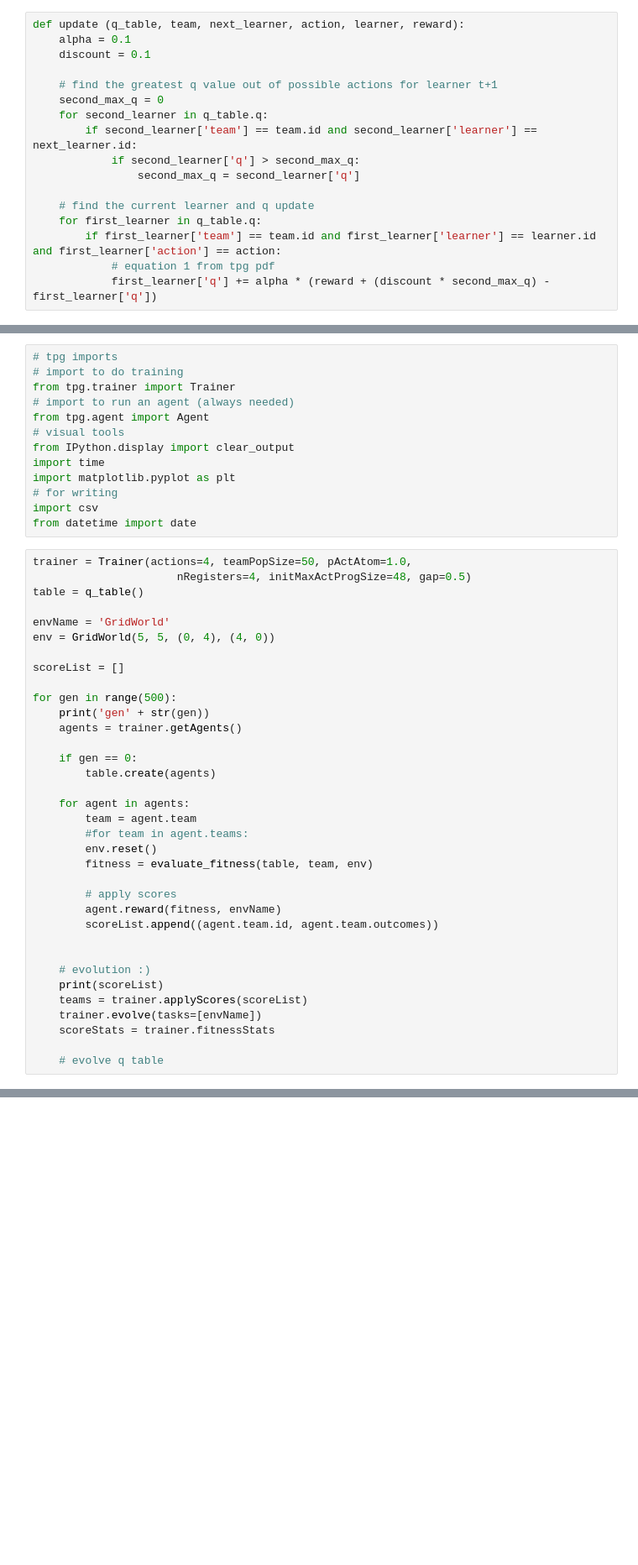
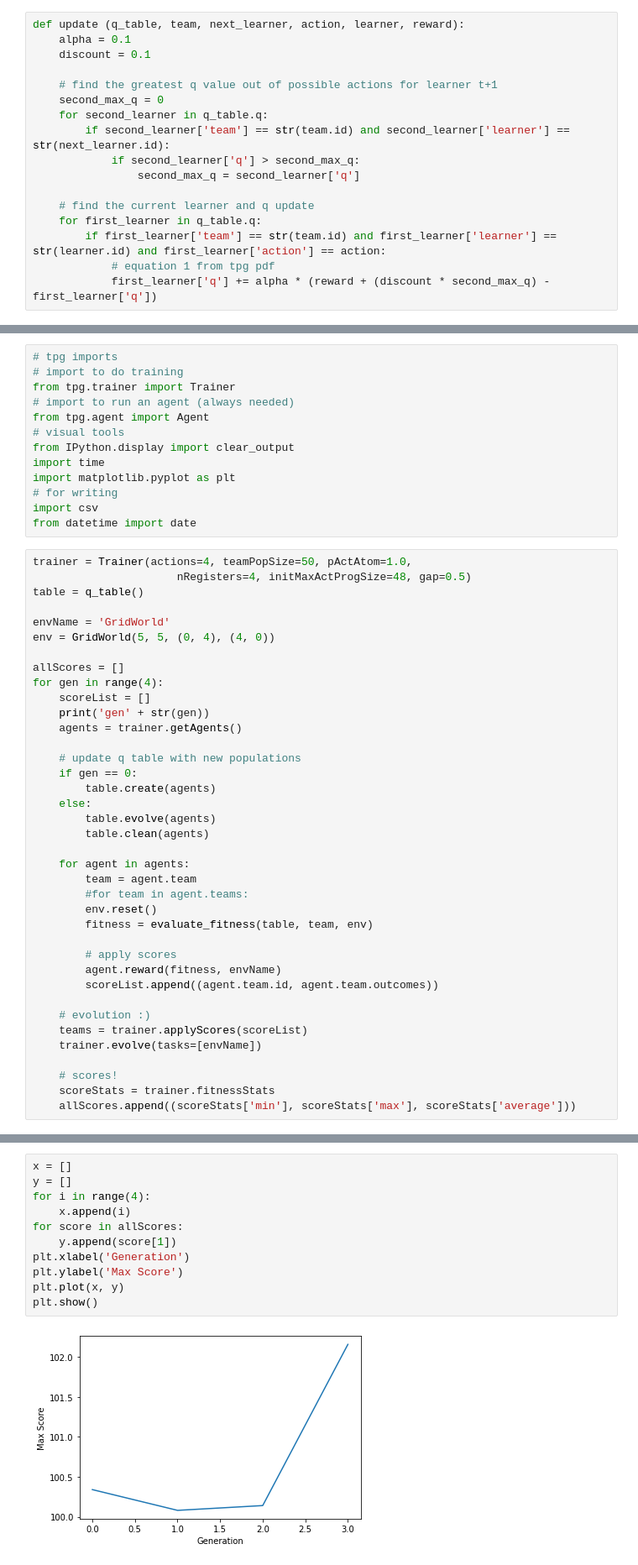
Before and after one commit to noahsealy/gridworld-tpg, a Jupyter notebook: taking_a_stab_at_q_tpg.ipynb, the cells around one changed output, grey strips where cells are left out. Shown: that part at 84% size. Saved outputs shown, nothing was run; the diff lists cells and outputs as text; blank space fills up the shorter version.

Commit message:
added q table cleaning after evolution and fitness curves

```diff
--- a/taking_a_stab_at_q_tpg.ipynb
+++ b/taking_a_stab_at_q_tpg.ipynb
@@ -194,13 +222,13 @@ def update (q_table, team, next_learner, action, learner, reward):
     # find the greatest q value out of possible actions for learner t+1
     second_max_q = 0
     for second_learner in q_table.q:
-        if second_learner['team'] == team.id and second_learner['learner'] == next_learner.id:
+        if second_learner['team'] == str(team.id) and second_learner['learner'] == str(next_learner.id):
             if second_learner['q'] > second_max_q:
                 second_max_q = second_learner['q']
 
     # find the current learner and q update
     for first_learner in q_table.q:
-        if first_learner['team'] == team.id and first_learner['learner'] == learner.id and first_learner['action'] == action:
+        if first_learner['team'] == str(team.id) and first_learner['learner'] == str(learner.id) and first_learner['action'] == action:
             # equation 1 from tpg pdf
             first_learner['q'] += alpha * (reward + (discount * second_max_q) - first_learner['q'])
 # %%
@@ -251,14 +279,18 @@ table = q_table()
 envName = 'GridWorld'
 env = GridWorld(5, 5, (0, 4), (4, 0))
 
-scoreList = []
-
-for gen in range(500):
+allScores = []
+for gen in range(4):
+    scoreList = []
     print('gen' + str(gen))
     agents = trainer.getAgents()
 
+    # update q table with new populations
     if gen == 0:
         table.create(agents)
+    else:
+        table.evolve(agents)
+        table.clean(agents)
 
     for agent in agents:
         team = agent.team
@@ -270,13 +302,12 @@ for gen in range(500):
         agent.reward(fitness, envName)
         scoreList.append((agent.team.id, agent.team.outcomes))
 
-
     # evolution :)
-    print(scoreList)
     teams = trainer.applyScores(scoreList)
     trainer.evolve(tasks=[envName])
+
+    # scores!
     scoreStats = trainer.fitnessStats
-
-    # evolve q table
+    allScores.append((scoreStats['min'], scoreStats['max'], scoreStats['average']))
 # %% [output]
 gen0
@@ -286,0 +332,13 @@ ValueError: empty range for randrange() (0, 0, 0)
+# %%
+x = []
+y = []
+for i in range(4):
+    x.append(i)
+for score in allScores:
+    y.append(score[1])
+plt.xlabel('Generation')
+plt.ylabel('Max Score')
+plt.plot(x, y)
+plt.show()
+# %% [output]
+[figure, added]
```
Also changed, not shown: parts of 4 cells of this notebook.
